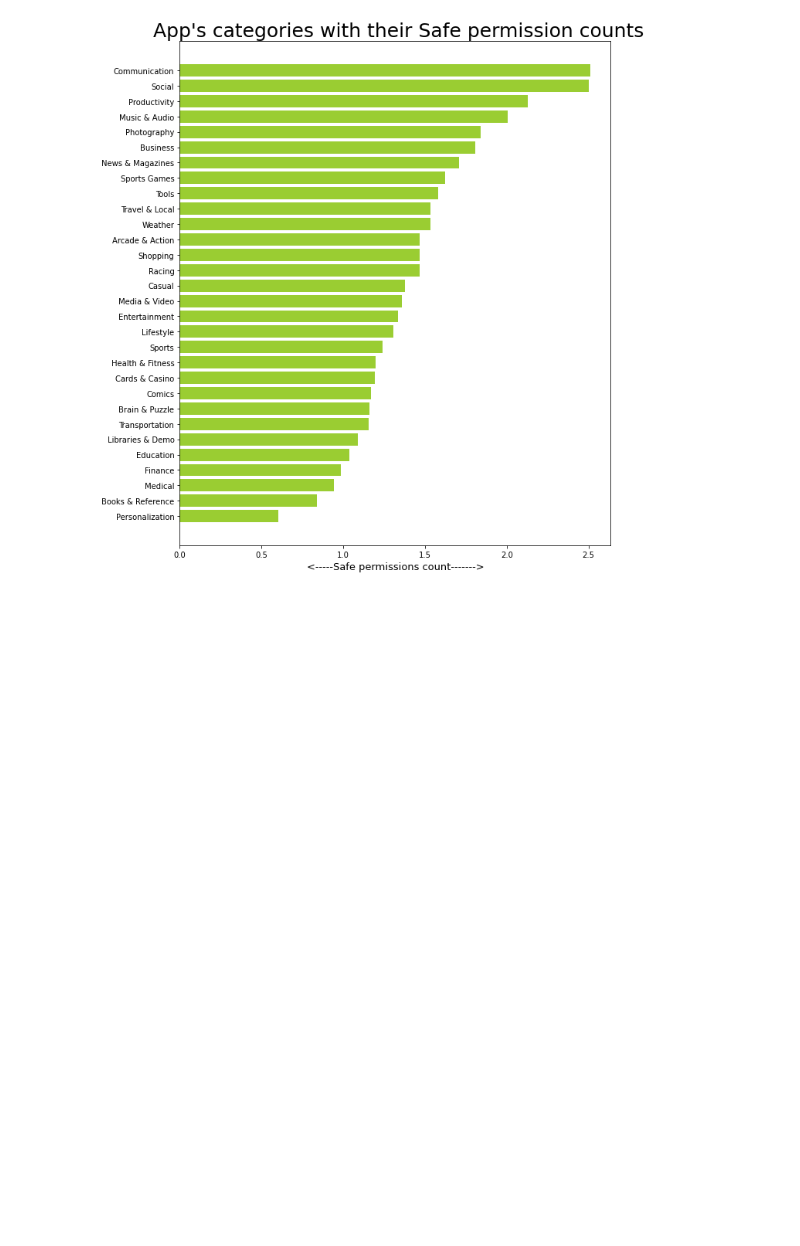
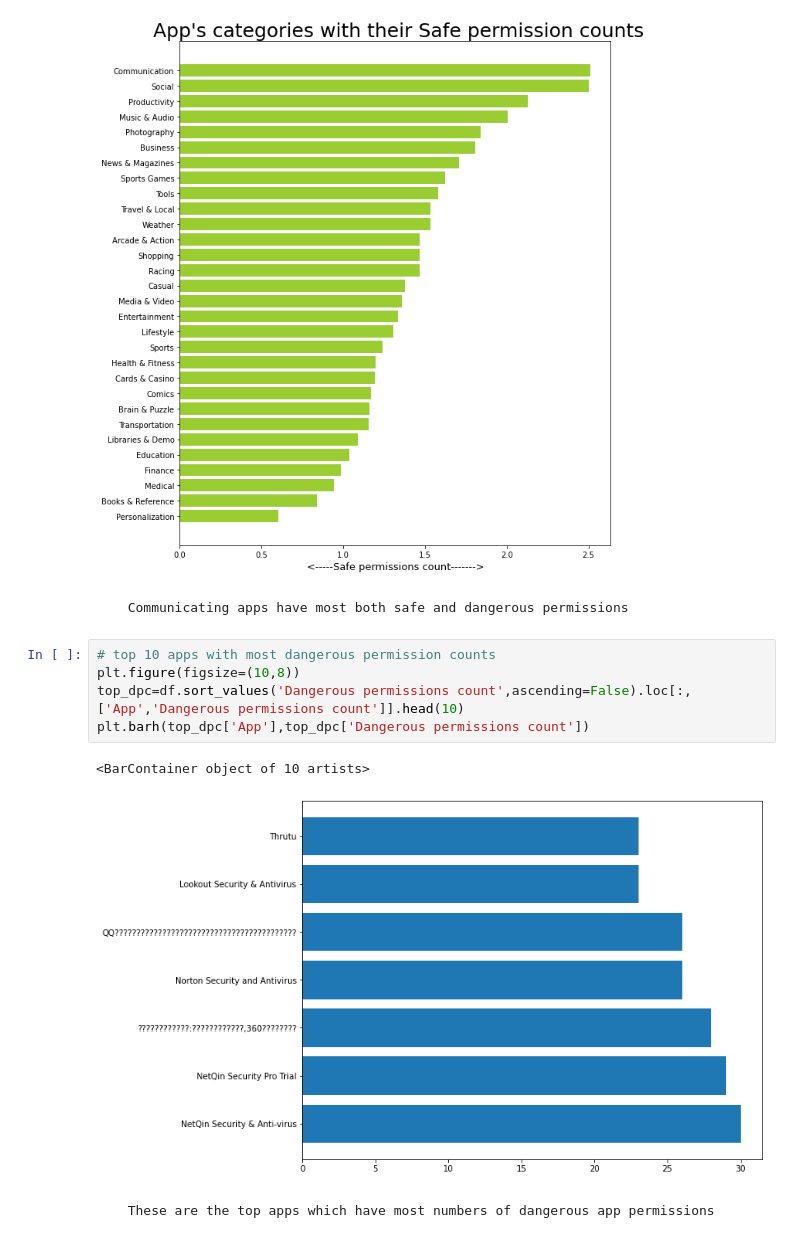
Before and after one commit to ajayn3300/Android-Authenticity-Prediction--Classification-, a Jupyter notebook: ANDRIOD_AUTHENTICITY_PREDICTION.ipynb, the cells around one changed output. Cells and saved outputs as stored; diff of their text form; blank space fills up the shorter version.

```diff
--- a/ANDRIOD_AUTHENTICITY_PREDICTION.ipynb
+++ b/ANDRIOD_AUTHENTICITY_PREDICTION.ipynb
@@ -724,3 +731,15 @@ plt.xlabel('<-----Safe permissions count------->',fontsize=13)
 # %% [output]
 Text(0.5, 0, '<-----Safe permissions count------->')
 [figure]
+# %% [markdown]
+      Communicating apps have most both safe and dangerous permissions
+# %%
+# top 10 apps with most dangerous permission counts
+plt.figure(figsize=(10,8))
+top_dpc=df.sort_values('Dangerous permissions count',ascending=False).loc[:,['App','Dangerous permissions count']].head(10)
+plt.barh(top_dpc['App'],top_dpc['Dangerous permissions count'])
+# %% [output]
+<BarContainer object of 10 artists>
+[figure, added]
+# %% [markdown]
+      These are the top apps which have most numbers of dangerous app permissions
```
Also changed, not shown: parts of 18 cells of this notebook.
